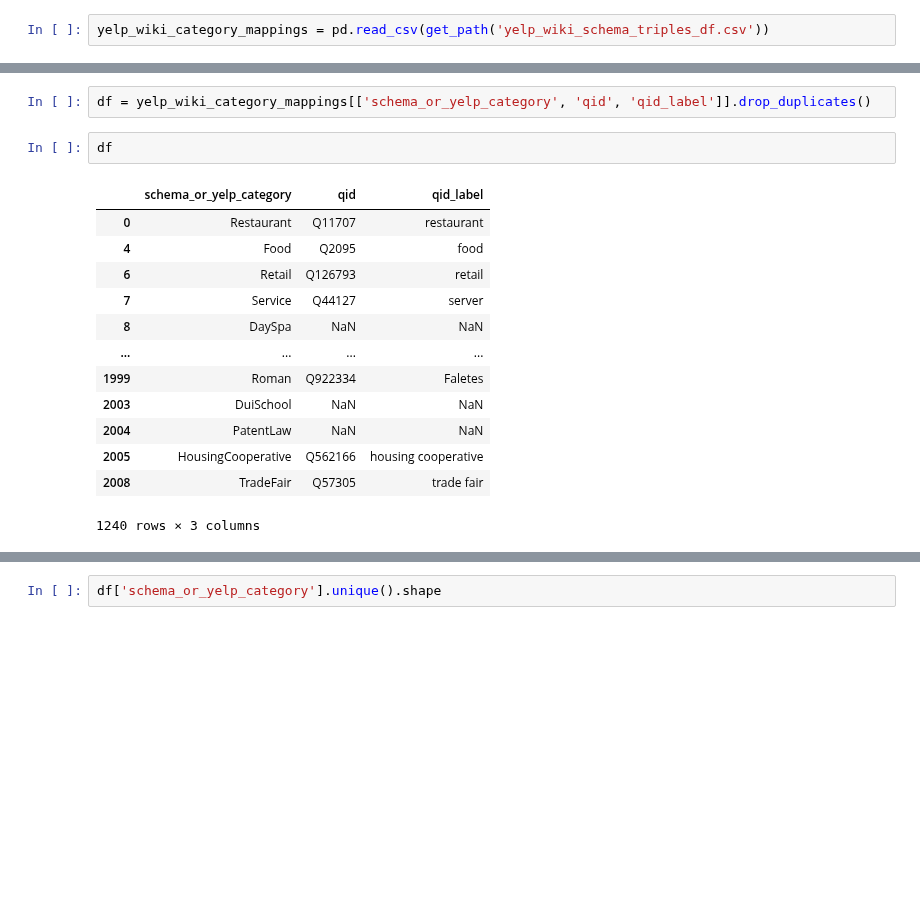
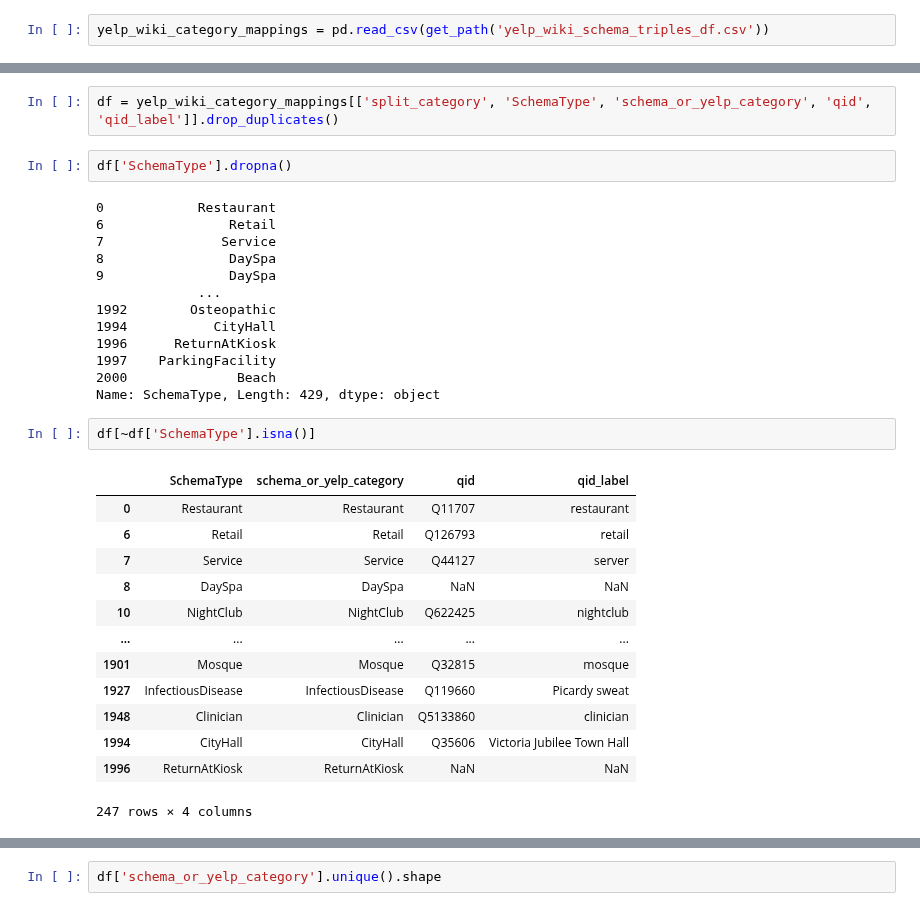
Before and after one commit to christiannielsen98/DVML-P7, a Jupyter notebook: Code/KnowledgeGraphEnrichment/yelp_wiki_category_mappings.ipynb, the cells around one changed output, grey strips where cells are left out. Cells and saved outputs as stored; diff of their text form; blank space fills up the shorter version.

```diff
--- a/Code/KnowledgeGraphEnrichment/yelp_wiki_category_mappings.ipynb
+++ b/Code/KnowledgeGraphEnrichment/yelp_wiki_category_mappings.ipynb
@@ -8,18 +23,33 @@ yelp_wiki_category_mappings = pd.read_csv(get_path('yelp_wiki_schema_triples_df.
 # %%
-df = yelp_wiki_category_mappings[['schema_or_yelp_category', 'qid', 'qid_label']].drop_duplicates()
+df = yelp_wiki_category_mappings[['split_category', 'SchemaType', 'schema_or_yelp_category', 'qid', 'qid_label']].drop_duplicates()
 # %%
-df
+df['SchemaType'].dropna()
 # %% [output]
-|  | schema_or_yelp_category | qid | qid_label |
-| 0 | Restaurant | Q11707 | restaurant |
-| 4 | Food | Q2095 | food |
-| 6 | Retail | Q126793 | retail |
-| 7 | Service | Q44127 | server |
-| 8 | DaySpa | NaN | NaN |
-| ... | ... | ... | ... |
-| 1999 | Roman | Q922334 | Faletes |
-| 2003 | DuiSchool | NaN | NaN |
-| 2004 | PatentLaw | NaN | NaN |
-| 2005 | HousingCooperative | Q562166 | housing cooperative |
-| 2008 | TradeFair | Q57305 | trade fair |
-1240 rows × 3 columns
+0            Restaurant
+6                Retail
+7               Service
+8                DaySpa
+9                DaySpa
+             ...
+1992        Osteopathic
+1994           CityHall
+1996      ReturnAtKiosk
+1997    ParkingFacility
+2000              Beach
+Name: SchemaType, Length: 429, dtype: object
+# %%
+df[~df['SchemaType'].isna()]
+# %% [output]
+|  | SchemaType | schema_or_yelp_category | qid | qid_label |
+| 0 | Restaurant | Restaurant | Q11707 | restaurant |
+| 6 | Retail | Retail | Q126793 | retail |
+| 7 | Service | Service | Q44127 | server |
+| 8 | DaySpa | DaySpa | NaN | NaN |
+| 10 | NightClub | NightClub | Q622425 | nightclub |
+| ... | ... | ... | ... | ... |
+| 1901 | Mosque | Mosque | Q32815 | mosque |
+| 1927 | InfectiousDisease | InfectiousDisease | Q119660 | Picardy sweat |
+| 1948 | Clinician | Clinician | Q5133860 | clinician |
+| 1994 | CityHall | CityHall | Q35606 | Victoria Jubilee Town Hall |
+| 1996 | ReturnAtKiosk | ReturnAtKiosk | NaN | NaN |
+247 rows × 4 columns
```
Also changed, not shown: parts of 5 cells of this notebook, 3 other files.
